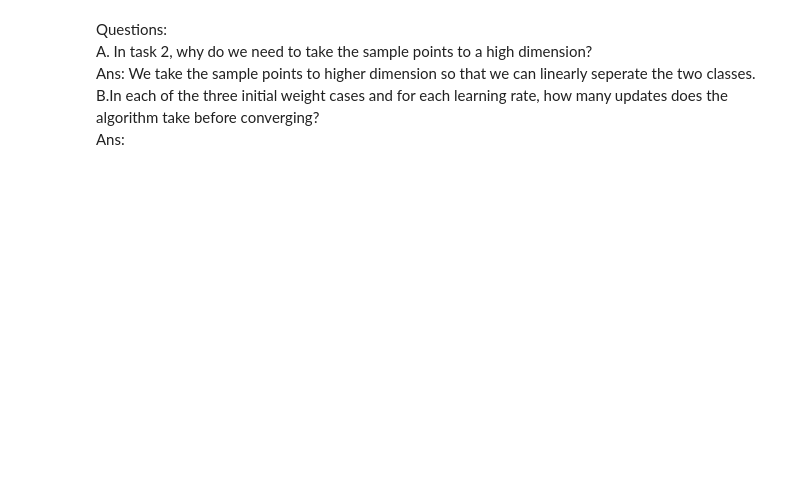
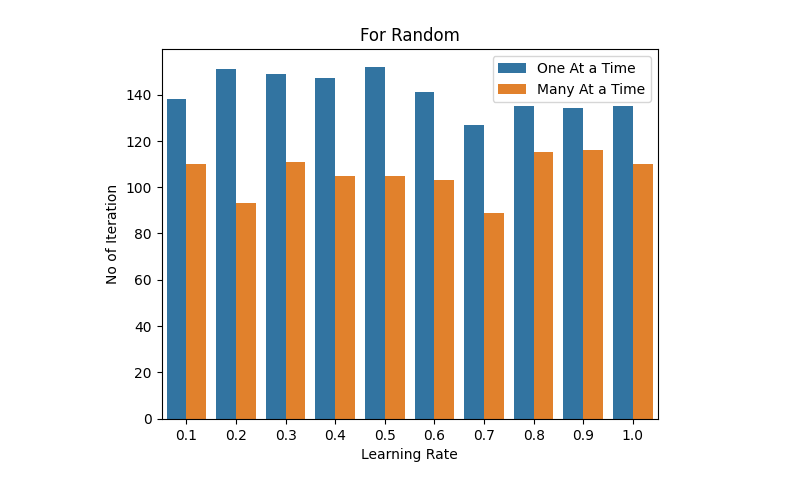
Before and after one commit to MMALI3287/PatternRecognitionLabCSE4214, a Jupyter notebook: 20200204049_4114_Assignment1.ipynb, the cells around one changed output. Cells and saved outputs as stored; diff of their text form; code cells hidden in the pictures; blank space fills up the shorter version.

```diff
--- a/20200204049_4114_Assignment1.ipynb
+++ b/20200204049_4114_Assignment1.ipynb
@@ -104,0 +122,16 @@ plt.show()
+# %%
+learning_rate = Decimal('0.1')
+results = []
+while learning_rate <= 1:
+  perceptron = Perceptron(inputs, ones, float(learning_rate))
+  _, iterations_one_at_a_time = perceptron.train_one_at_a_time()
+
+  perceptron = Perceptron(inputs, ones, float(learning_rate))
+  _, iterations_many_at_a_time = perceptron.train_many_at_a_time()
+
+  results.append([float(learning_rate), iterations_one_at_a_time, iterations_many_at_a_time])
+
+  learning_rate += Decimal('0.1')
+
+numpy_results = np.array(results)
+one_results = numpy_results
@@ -105 +150,29 @@ plt.show()
+# %%
+learning_rate = Decimal('0.1')
+results = []
+while learning_rate <= 1:
+  perceptron = Perceptron(inputs, randoms, float(learning_rate))
+  _, iterations_one_at_a_time = perceptron.train_one_at_a_time()
+
+  perceptron = Perceptron(inputs, randoms, float(learning_rate))
+  _, iterations_many_at_a_time = perceptron.train_many_at_a_time()
+
+  results.append([float(learning_rate), iterations_one_at_a_time, iterations_many_at_a_time])
+
+  learning_rate += Decimal('0.1')
+
+numpy_results = np.array(results)
+random_results = numpy_results
+# %%
+df = pd.DataFrame(numpy_results, columns=['Learning Rate', 'One At a Time', 'Many At a Time'])
+
+df_melted = df.melt(id_vars='Learning Rate', var_name='Method', value_name='No of Iteration')
+
+sns.barplot(x='Learning Rate', y='No of Iteration', hue='Method', data=df_melted)
+
+plt.title('For Random')
+plt.legend()
+plt.show()
+# %% [output]
+[figure, added]
 # %%
@@ -113,7 +194,0 @@ def show_table(res):
-# %% [markdown]
-Questions:\
-A. In task 2, why do we need to take the sample points to a high dimension?\
-Ans: We take the sample points to higher dimension so that we can linearly seperate the two classes.\
-B.In each of the three initial weight cases and for each learning rate, how many updates
-does the algorithm take before converging?\
-Ans:
```
Also changed, not shown: parts of 20 cells of this notebook.
